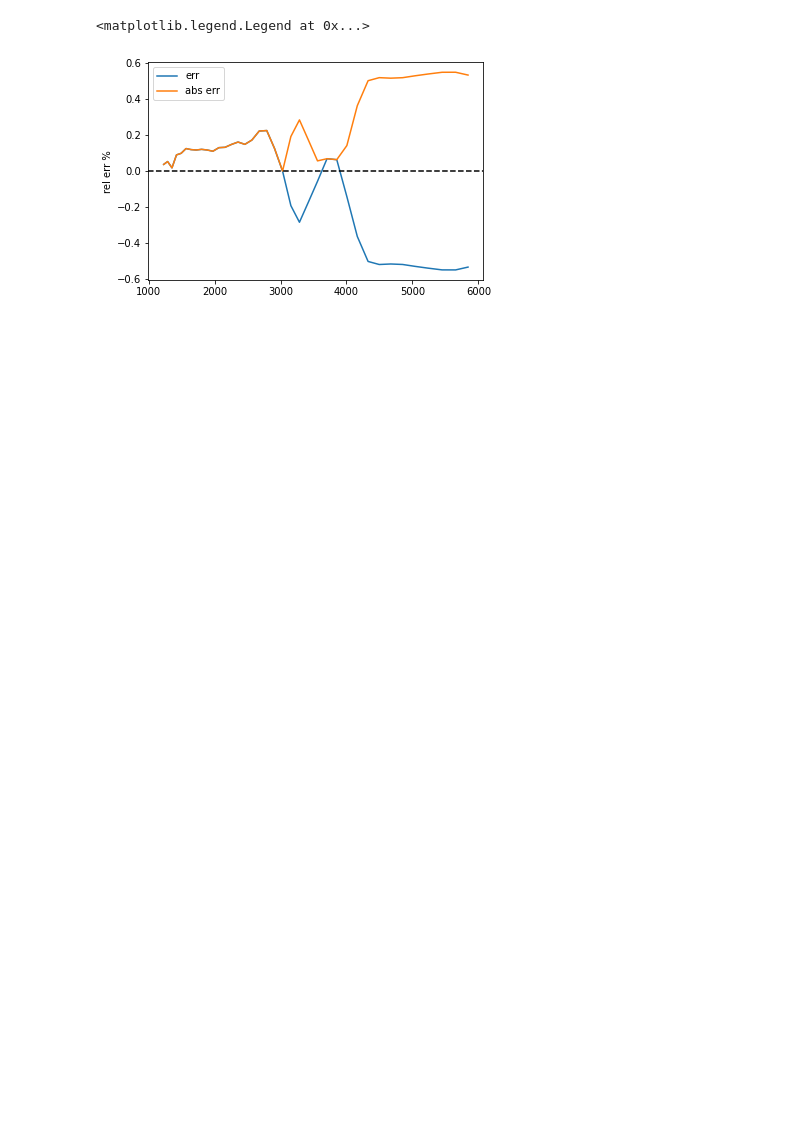
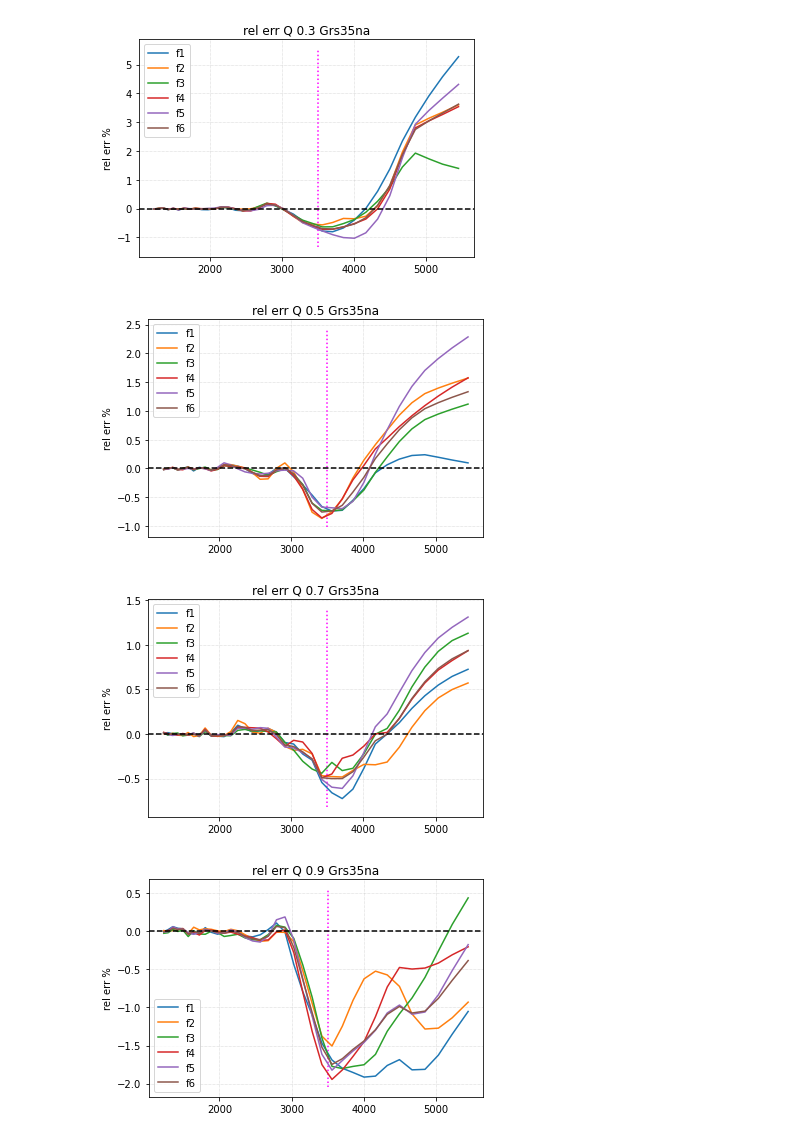
Before and after one commit to kingusiu/dadrah, a Jupyter notebook: playground/envelope_diff_models_with_and_without_signal_injection.ipynb, the cells around one changed output. Saved outputs shown, nothing was run; the diff lists cells and outputs as text; code cells hidden in the pictures; blank space fills up the shorter version.

```diff
--- a/playground/envelope_diff_models_with_and_without_signal_injection.ipynb
+++ b/playground/envelope_diff_models_with_and_without_signal_injection.ipynb
@@ -15,3 +23,9 @@ kfold_n = 5
+# %%
+kfold_n = 5
+quantiles = [0.3, 0.5, 0.7, 0.9]
+sig_id =  sig_id_dir[params_x100.qr_run_n]
+fig_dir = '../fig/env_analysis/multi_env/{}_{}_vs_{}_{}'.format(params_x0.qr_run_n,env_run_n,params_x100.qr_run_n,env_run_n)
+pathlib.Path(fig_dir).mkdir(parents=True, exist_ok=True)
 # %%
 env_x0 = kstco.get_envelope_dir(params_x0) # load envelope path
 env_x100 = kstco.get_envelope_dir(params_x100)
@@ -31,19 +45,35 @@ for k in range(1,kfold_n+2): # k: 1-6
     envelope_json_path = kstco.get_envelope_file(params_x100,k)
     ff = open(envelope_json_path)
     envelope_per_fold_x100['fold_{}'.format(k)] = json.load(ff)
-# %%
-q_str = str(0.5)
-fold_str = 'fold_{}'.format(2)
-
-bins = np.asarray(envelope_per_fold_x0[fold_str][q_str])[:,bin_idx]
-mu_x0 = np.asarray(envelope_per_fold_x0[fold_str][q_str])[:,mu_idx][bins<6000]
-mu_x100 = np.asarray(envelope_per_fold_x100[fold_str][q_str])[:,mu_idx][bins<6000]
-# %%
-plt.plot(bins[bins<6000],((mu_x0-mu_x100)/mu_x0)*100, label='err')
-plt.plot(bins[bins<6000],np.abs((mu_x0-mu_x100)/mu_x0)*100, label='abs err')
-plt.ylabel('rel err %')
-plt.axhline(y=0, linestyle='--', c='k')
-plt.legend()
-# %% [output]
-<matplotlib.legend.Legend at 0x...>
-[figure, removed]
+# %%
+bins = np.asarray(envelope_per_fold_x0['fold_1']['0.5'])[:,bin_idx]
+mjj_max = 5500.
+
+vline_x_dir = {'Grs15br': 1500, 'Grs35na': 3500}
+vline_x = vline_x_dir[sig_id]
+# %%
+# plot relative err
+for q in quantiles:
+    fig = plt.figure()
+    q_str = str(q)
+    plt.title('rel err Q {} {}'.format(q_str,sig_id))
+    for k in range(1,kfold_n+2):
+        fold_str = 'fold_{}'.format(k)
+        mu_x0 = np.asarray(envelope_per_fold_x0[fold_str][q_str])[:,mu_idx][bins<mjj_max]
+        mu_x100 = np.asarray(envelope_per_fold_x100[fold_str][q_str])[:,mu_idx][bins<mjj_max]
+        errs = ((mu_x0-mu_x100)/mu_x0)*100
+        plt.plot(bins[bins<mjj_max],errs, label='f'+str(k))
+    plt.grid(True, linestyle='dotted',linewidth=0.5)
+    plt.ylabel('rel err %')
+    plt.axhline(y=0, linestyle='--', c='k')
+    ymin, ymax = plt.gca().get_ylim()
+    plt.vlines(vline_x,ymin=ymin*0.99,ymax=ymax*0.99,colors='magenta',linestyle='dotted')
+    plt.legend()
+    plt.savefig(os.path.join(fig_dir,'rel_err_q'+str(int(q*100))+'.pdf'))
+    plt.show()
+    plt.close(fig)
+# %% [output]
+[figure, added]
+[figure, added]
+[figure, added]
+[figure, added]
```
Also changed, not shown: parts of 7 cells of this notebook, 4 other files.
